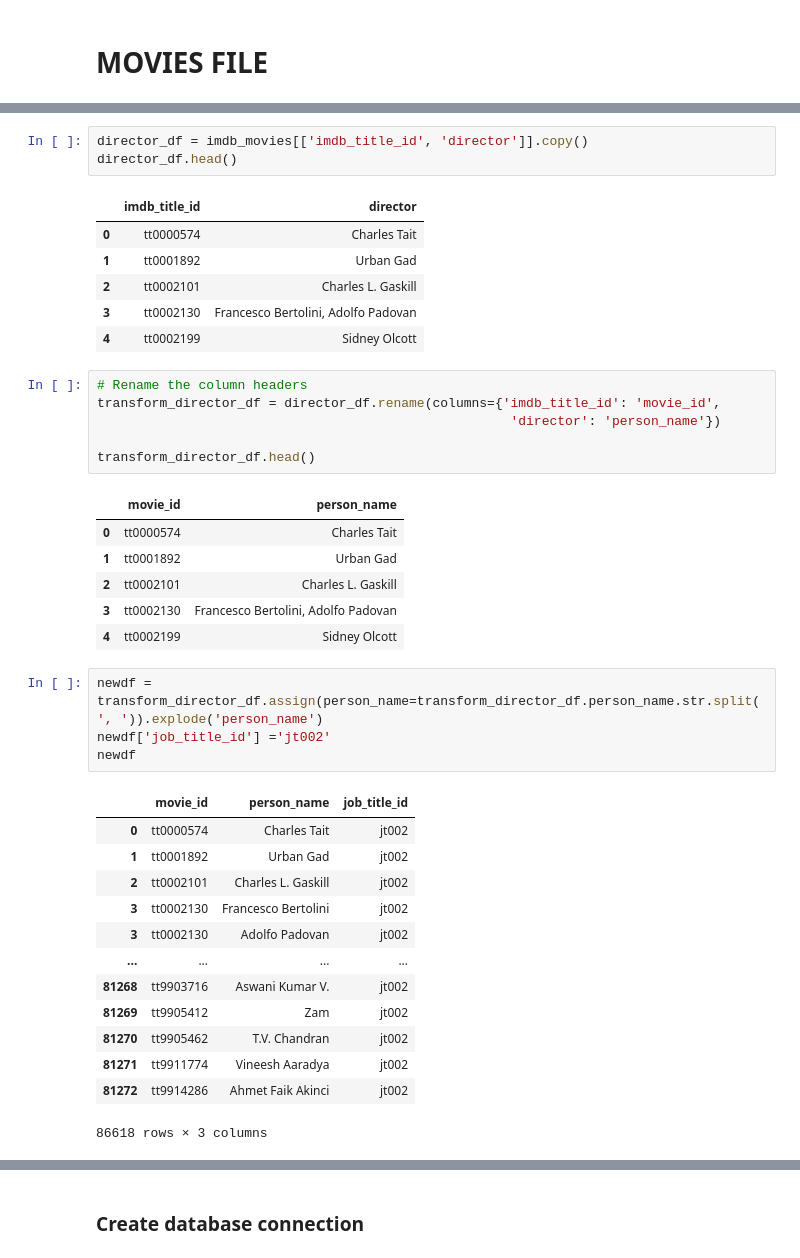
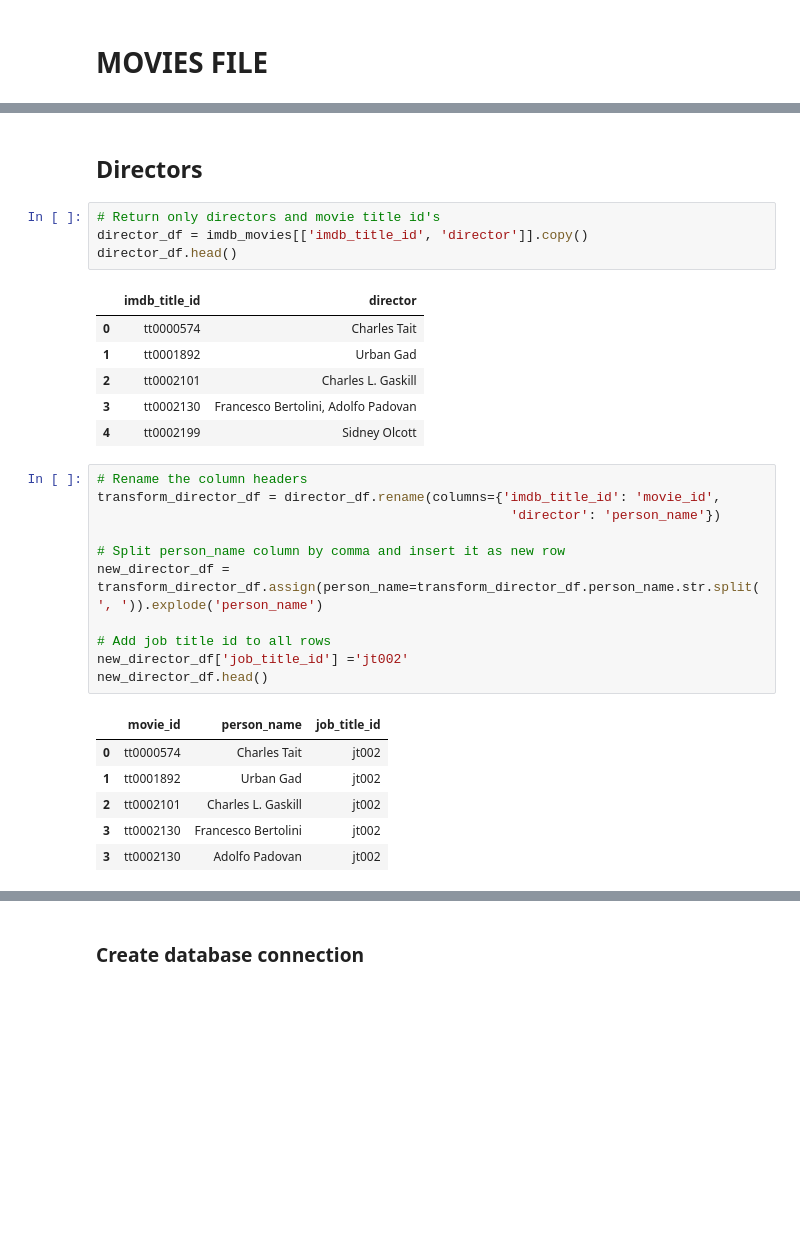
Before and after one commit to trackrun82/ETL_project, a Jupyter notebook: Beth.ipynb, the cells around one changed output, grey strips where cells are left out. Cells and saved outputs as stored; diff of their text form; blank space fills up the shorter version.

```diff
--- a/Beth.ipynb
+++ b/Beth.ipynb
@@ -112,4 +133,7 @@ imdb_movies.head()
+# %% [markdown]
+## Directors
 # %%
+# Return only directors and movie title id's
 director_df = imdb_movies[['imdb_title_id', 'director']].copy()
 director_df.head()
 # %% [output]
@@ -122,31 +146,18 @@ director_df.head()
 # %%
 # Rename the column headers
 transform_director_df = director_df.rename(columns={'imdb_title_id': 'movie_id',
                                                      'director': 'person_name'})
 
-transform_director_df.head()
+# Split person_name column by comma and insert it as new row
+new_director_df = transform_director_df.assign(person_name=transform_director_df.person_name.str.split(', ')).explode('person_name')
+
+# Add job title id to all rows
+new_director_df['job_title_id'] ='jt002'
+new_director_df.head()
 # %% [output]
-|  | movie_id | person_name |
-| 0 | tt0000574 | Charles Tait |
-| 1 | tt0001892 | Urban Gad |
-| 2 | tt0002101 | Charles L. Gaskill |
-| 3 | tt0002130 | Francesco Bertolini, Adolfo Padovan |
-| 4 | tt0002199 | Sidney Olcott |
+|  | movie_id | person_name | job_title_id |
+| 0 | tt0000574 | Charles Tait | jt002 |
+| 1 | tt0001892 | Urban Gad | jt002 |
+| 2 | tt0002101 | Charles L. Gaskill | jt002 |
+| 3 | tt0002130 | Francesco Bertolini | jt002 |
+| 3 | tt0002130 | Adolfo Padovan | jt002 |
-# %%
-newdf = transform_director_df.assign(person_name=transform_director_df.person_name.str.split(', ')).explode('person_name')
-newdf['job_title_id'] ='jt002'
-newdf
-# %% [output]
-|  | movie_id | person_name | job_title_id |
-| 0 | tt0000574 | Charles Tait | jt002 |
-| 1 | tt0001892 | Urban Gad | jt002 |
-| 2 | tt0002101 | Charles L. Gaskill | jt002 |
-| 3 | tt0002130 | Francesco Bertolini | jt002 |
-| 3 | tt0002130 | Adolfo Padovan | jt002 |
-| ... | ... | ... | ... |
-| 81268 | tt9903716 | Aswani Kumar V. | jt002 |
-| 81269 | tt9905412 | Zam | jt002 |
-| 81270 | tt9905462 | T.V. Chandran | jt002 |
-| 81271 | tt9911774 | Vineesh Aaradya | jt002 |
-| 81272 | tt9914286 | Ahmet Faik Akinci | jt002 |
-86618 rows × 3 columns
```
Also changed, not shown: parts of 36 cells of this notebook, 3 other files.
